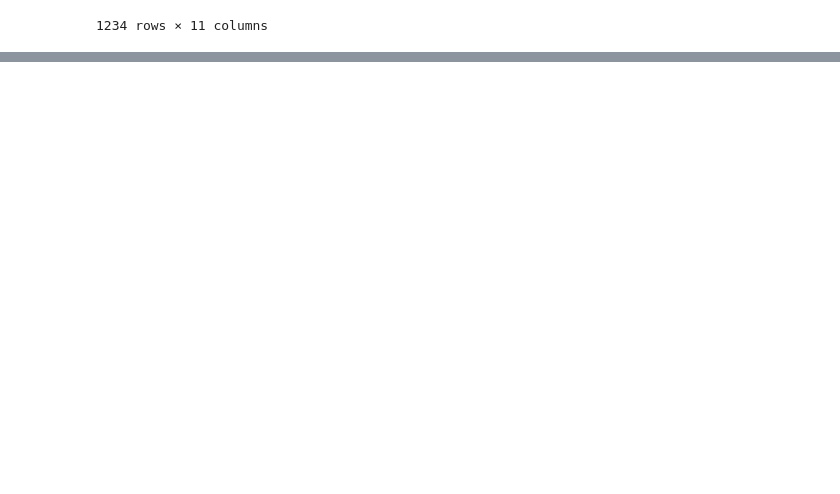
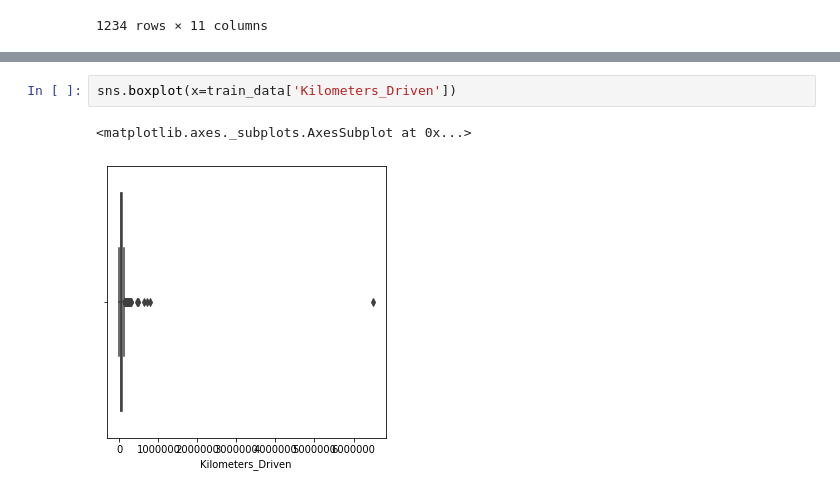
Before and after one commit to Project-Team-0/Car-Price-Prediction, a Jupyter notebook: Car Price Prediction.ipynb, the cells around one changed output, grey strips where cells are left out. Cells and saved outputs as stored; diff of their text form; blank space fills up the shorter version.

```diff
--- a/Car Price Prediction.ipynb
+++ b/Car Price Prediction.ipynb
@@ -209,0 +265,5 @@ test_data
+# %%
+sns.boxplot(x=train_data['Kilometers_Driven'])
+# %% [output]
+<matplotlib.axes._subplots.AxesSubplot at 0x...>
+[figure, added]
```
Also changed, not shown: parts of 5 cells of this notebook.
